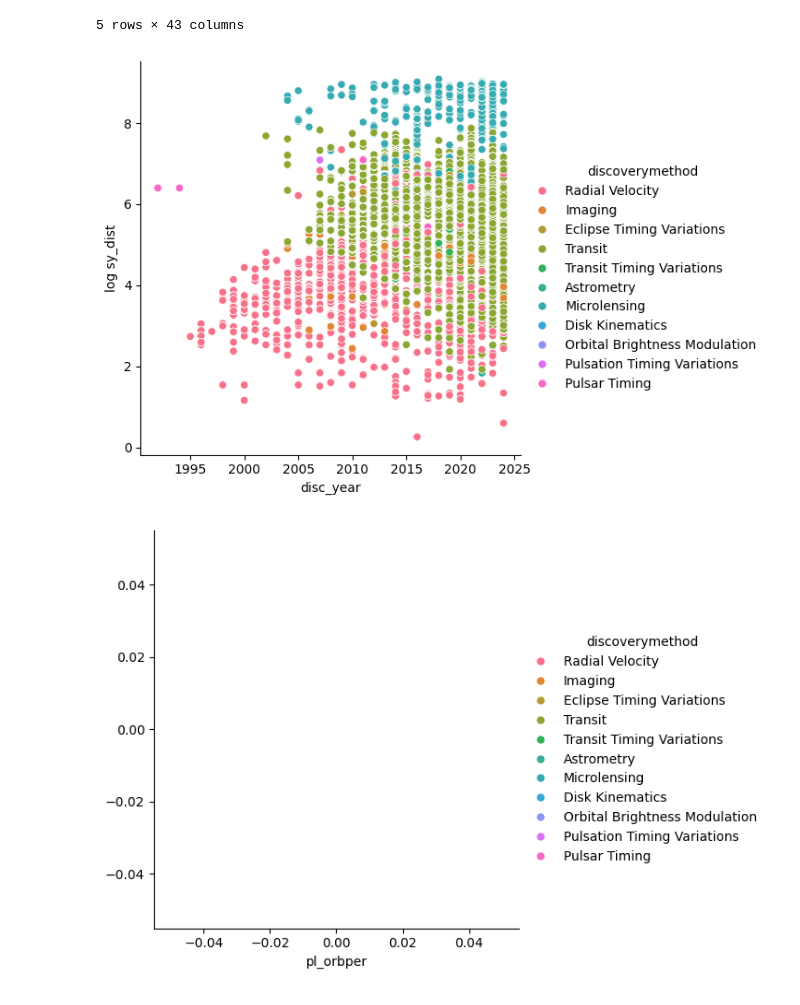
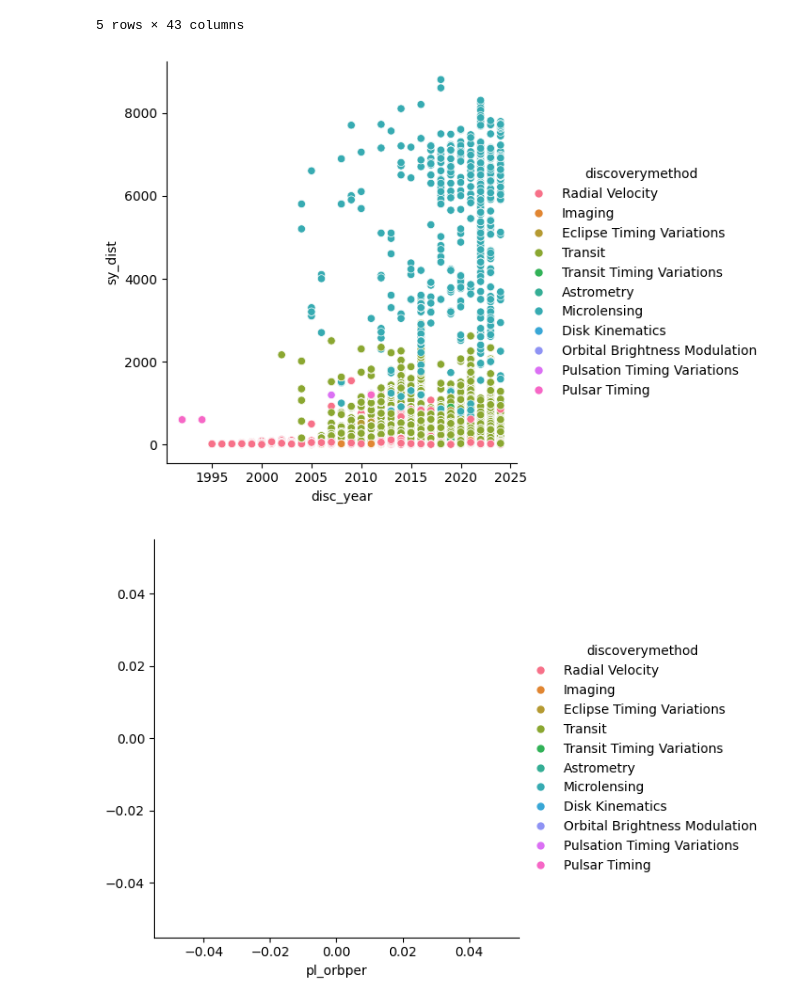
Before and after one commit to ClementGOUJON-dot/pe-hackathon, a Jupyter notebook: Clément.ipynb, the cells around one changed output. Saved outputs shown, nothing was run; the diff lists cells and outputs as text; code cells hidden in the pictures.

```diff
--- a/Clément.ipynb
+++ b/Clément.ipynb
@@ -19,10 +19,9 @@ df.head()
 | 4 | 5 | 11 UMi b | 11 UMi | 0 | 1 | 1 | Radial Velocity | 2009 | ... |
 5 rows × 43 columns
 # %%
-df['log sy_dist']=np.log(df['sy_dist'])
-sns.relplot(data=df, x='disc_year', y='log sy_dist', hue='discoverymethod');
+sns.relplot(data=df, x='disc_year', y='sy_dist', hue='discoverymethod');
 # %% [output]
-[figure, old version]
+[figure, new version]
 # %%
 sns.relplot(data=df, x='pl_orbper', hue='discoverymethod');
 # %% [output]
```
Also changed, not shown: parts of 2 cells of this notebook.
